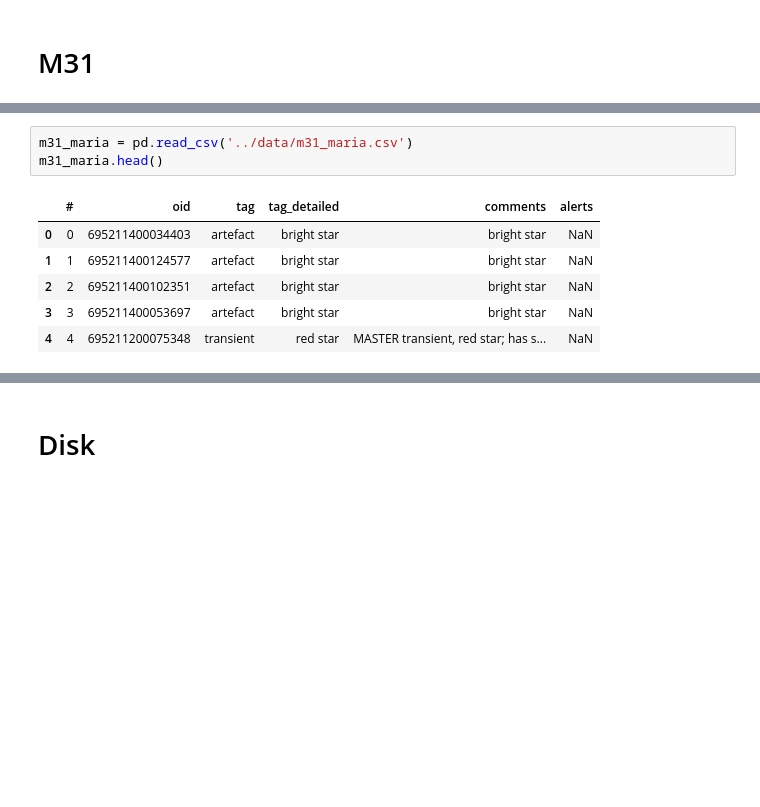
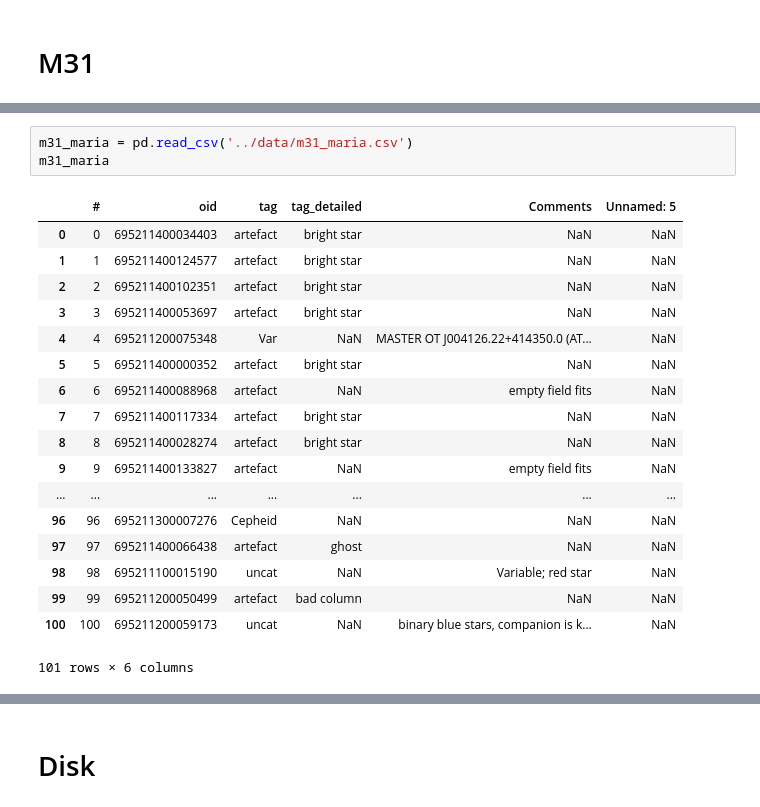
Before and after one commit to snad-space/zwad, a Jupyter notebook: notebooks/make_anomalies_tables.ipynb, the cells around one changed output, grey strips where cells are left out. Cells and saved outputs as stored; diff of their text form; blank space fills up the shorter version.

```diff
--- a/notebooks/make_anomalies_tables.ipynb
+++ b/notebooks/make_anomalies_tables.ipynb
@@ -37,14 +42,26 @@ m31
 57546 rows × 42 columns
 # %%
 m31_maria = pd.read_csv('../data/m31_maria.csv')
-m31_maria.head()
+m31_maria
 # %% [output]
-|  | # | oid | tag | tag_detailed | comments | alerts |
-| 0 | 0 | 695211400034403 | artefact | bright star | bright star | NaN |
-| 1 | 1 | 695211400124577 | artefact | bright star | bright star | NaN |
-| 2 | 2 | 695211400102351 | artefact | bright star | bright star | NaN |
-| 3 | 3 | 695211400053697 | artefact | bright star | bright star | NaN |
-| 4 | 4 | 695211200075348 | transient | red star | MASTER transient, red star; has s... | NaN |
+|  | # | oid | tag | tag_detailed | Comments | Unnamed: 5 |
+| 0 | 0 | 695211400034403 | artefact | bright star | NaN | NaN |
+| 1 | 1 | 695211400124577 | artefact | bright star | NaN | NaN |
+| 2 | 2 | 695211400102351 | artefact | bright star | NaN | NaN |
+| 3 | 3 | 695211400053697 | artefact | bright star | NaN | NaN |
+| 4 | 4 | 695211200075348 | Var | NaN | MASTER OT J004126.22+414350.0 (AT... | NaN |
+| 5 | 5 | 695211400000352 | artefact | bright star | NaN | NaN |
+| 6 | 6 | 695211400088968 | artefact | NaN | empty field fits | NaN |
+| 7 | 7 | 695211400117334 | artefact | bright star | NaN | NaN |
+| 8 | 8 | 695211400028274 | artefact | bright star | NaN | NaN |
+| 9 | 9 | 695211400133827 | artefact | NaN | empty field fits | NaN |
+| ... | ... | ... | ... | ... | ... | ... |
+| 96 | 96 | 695211300007276 | Cepheid | NaN | NaN | NaN |
+| 97 | 97 | 695211400066438 | artefact | ghost | NaN | NaN |
+| 98 | 98 | 695211100015190 | uncat | NaN | Variable; red star | NaN |
+| 99 | 99 | 695211200050499 | artefact | bad column | NaN | NaN |
+| 100 | 100 | 695211200059173 | uncat | NaN | binary blue stars, companion is k... | NaN |
+101 rows × 6 columns
 # %%
 m31_maria_oid = m31_maria['oid']
 m31_anom = m31.loc[m31_maria_oid]
```
Also changed, not shown: parts of 9 cells of this notebook, 5 other files.
